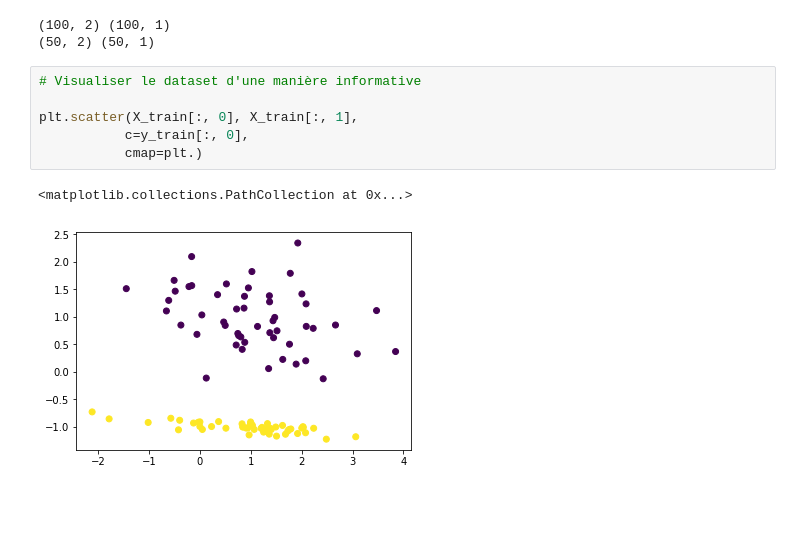
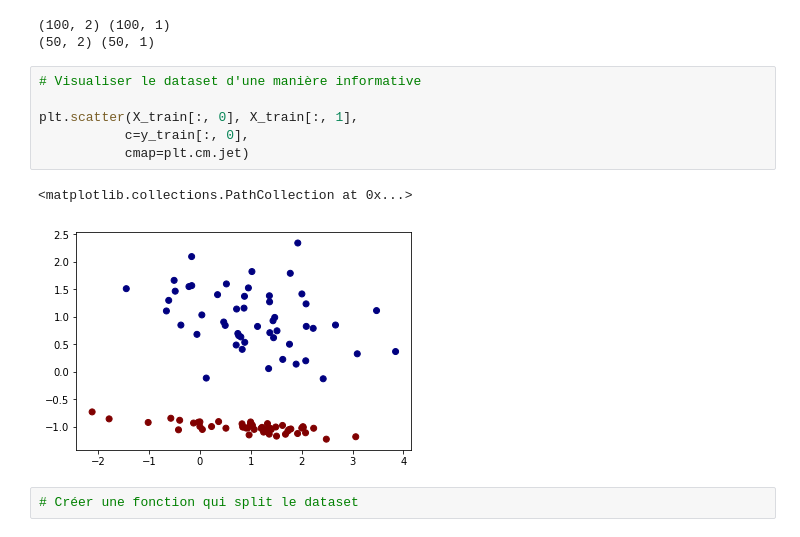
Before and after one commit to standemdem/syntethic_2D, a Jupyter notebook: Synthetic_Dataset.ipynb, the cells around one changed output. Cells and saved outputs as stored; diff of their text form; blank space fills up the shorter version.

```diff
--- a/Synthetic_Dataset.ipynb
+++ b/Synthetic_Dataset.ipynb
@@ -79,9 +79,11 @@ print(X_test.shape, y_test.shape)
 # %%
 # Visualiser le dataset d'une manière informative
 
 plt.scatter(X_train[:, 0], X_train[:, 1],
            c=y_train[:, 0],
-           cmap=plt.)
+           cmap=plt.cm.jet)
 # %% [output]
 <matplotlib.collections.PathCollection at 0x...>
-[figure, old version]
+[figure, new version]
+# %%
+# Créer une fonction qui split le dataset
```
Also changed, not shown: parts of 4 cells of this notebook.
